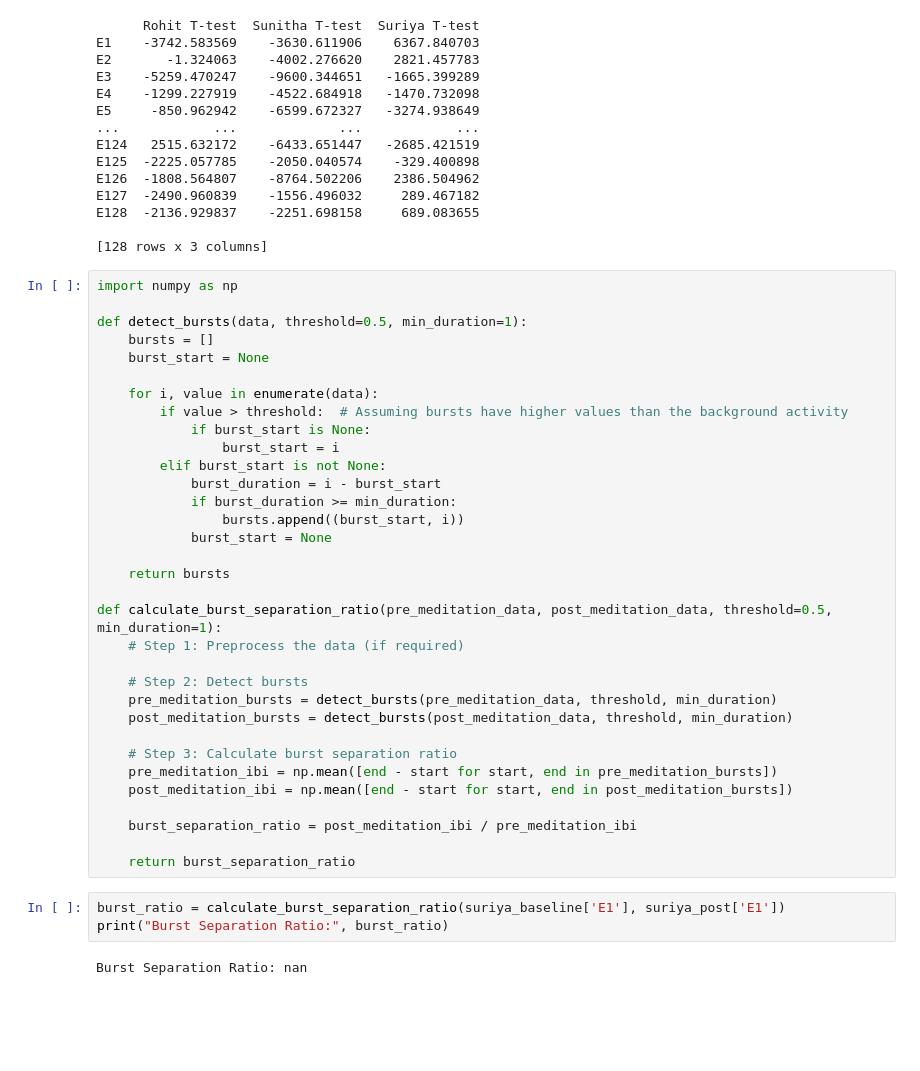
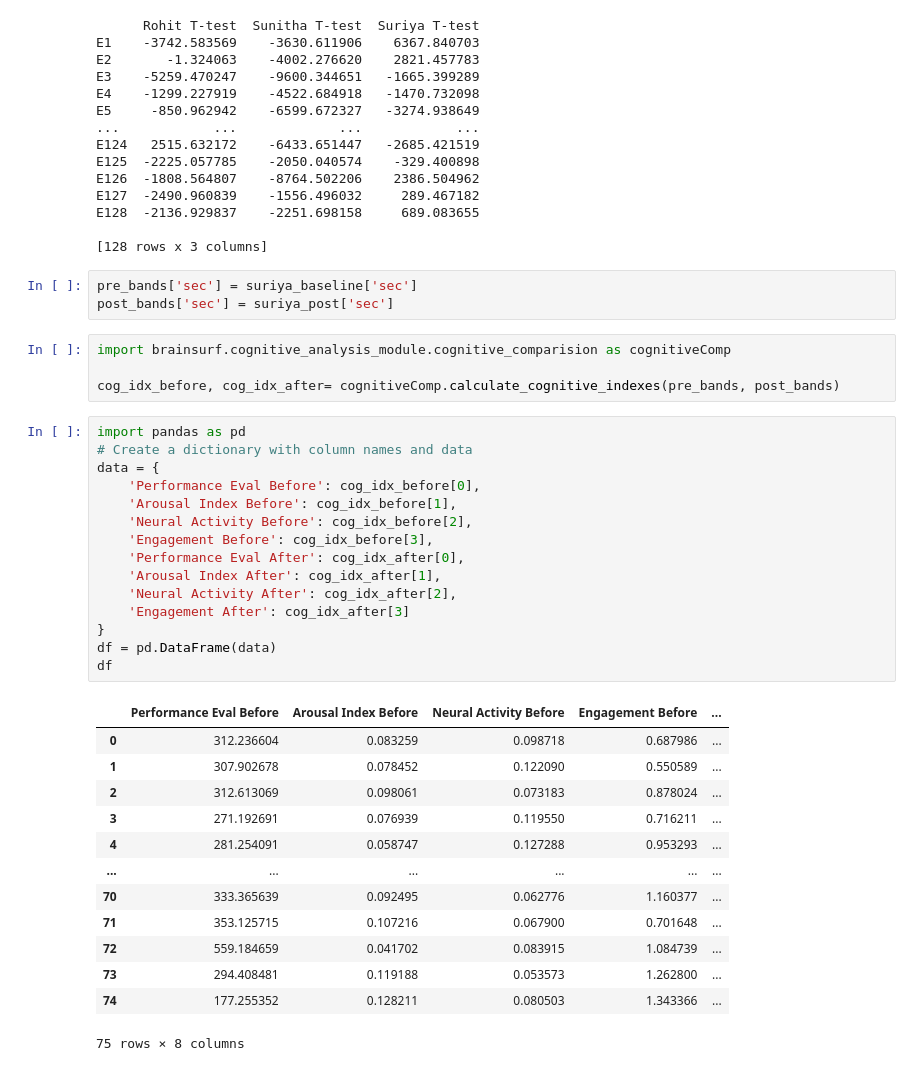
Before and after one commit to preethihiremath/brainsurf, a Jupyter notebook: prePost.ipynb, the cells around one changed output. Cells and saved outputs as stored; diff of their text form; blank space fills up the shorter version.

```diff
--- a/prePost.ipynb
+++ b/prePost.ipynb
@@ -451,41 +489,39 @@ E127  -2490.960839    -1556.496032     289.467182
 E128  -2136.929837    -2251.698158     689.083655
 
 [128 rows x 3 columns]
-# %%
-import numpy as np
-
-def detect_bursts(data, threshold=0.5, min_duration=1):
-    bursts = []
-    burst_start = None
-
-    for i, value in enumerate(data):
-        if value > threshold:  # Assuming bursts have higher values than the background activity
-            if burst_start is None:
-                burst_start = i
-        elif burst_start is not None:
-            burst_duration = i - burst_start
-            if burst_duration >= min_duration:
-                bursts.append((burst_start, i))
-            burst_start = None
-
-    return bursts
-
-def calculate_burst_separation_ratio(pre_meditation_data, post_meditation_data, threshold=0.5, min_duration=1):
-    # Step 1: Preprocess the data (if required)
-
-    # Step 2: Detect bursts
-    pre_meditation_bursts = detect_bursts(pre_meditation_data, threshold, min_duration)
-    post_meditation_bursts = detect_bursts(post_meditation_data, threshold, min_duration)
-
-    # Step 3: Calculate burst separation ratio
-    pre_meditation_ibi = np.mean([end - start for start, end in pre_meditation_bursts])
-    post_meditation_ibi = np.mean([end - start for start, end in post_meditation_bursts])
-
-    burst_separation_ratio = post_meditation_ibi / pre_meditation_ibi
-
-    return burst_separation_ratio
-# %%
-burst_ratio = calculate_burst_separation_ratio(suriya_baseline['E1'], suriya_post['E1'])
-print("Burst Separation Ratio:", burst_ratio)
-# %% [output]
-Burst Separation Ratio: nan
+# %%
+pre_bands['sec'] = suriya_baseline['sec']
+post_bands['sec'] = suriya_post['sec']
+# %%
+import brainsurf.cognitive_analysis_module.cognitive_comparision as cognitiveComp
+
+cog_idx_before, cog_idx_after= cognitiveComp.calculate_cognitive_indexes(pre_bands, post_bands)
+# %%
+import pandas as pd
+# Create a dictionary with column names and data
+data = {
+    'Performance Eval Before': cog_idx_before[0],
+    'Arousal Index Before': cog_idx_before[1],
+    'Neural Activity Before': cog_idx_before[2],
+    'Engagement Before': cog_idx_before[3],
+    'Performance Eval After': cog_idx_after[0],
+    'Arousal Index After': cog_idx_after[1],
+    'Neural Activity After': cog_idx_after[2],
+    'Engagement After': cog_idx_after[3]
+}
+df = pd.DataFrame(data)
+df
+# %% [output]
+|  | Performance Eval Before | Arousal Index Before | Neural Activity Before | Engagement Before | ... |
+| 0 | 312.236604 | 0.083259 | 0.098718 | 0.687986 | ... |
+| 1 | 307.902678 | 0.078452 | 0.122090 | 0.550589 | ... |
+| 2 | 312.613069 | 0.098061 | 0.073183 | 0.878024 | ... |
+| 3 | 271.192691 | 0.076939 | 0.119550 | 0.716211 | ... |
+| 4 | 281.254091 | 0.058747 | 0.127288 | 0.953293 | ... |
+| ... | ... | ... | ... | ... | ... |
+| 70 | 333.365639 | 0.092495 | 0.062776 | 1.160377 | ... |
+| 71 | 353.125715 | 0.107216 | 0.067900 | 0.701648 | ... |
+| 72 | 559.184659 | 0.041702 | 0.083915 | 1.084739 | ... |
+| 73 | 294.408481 | 0.119188 | 0.053573 | 1.262800 | ... |
+| 74 | 177.255352 | 0.128211 | 0.080503 | 1.343366 | ... |
+75 rows × 8 columns
```
Also changed, not shown: parts of 12 cells of this notebook, 6 other files.
